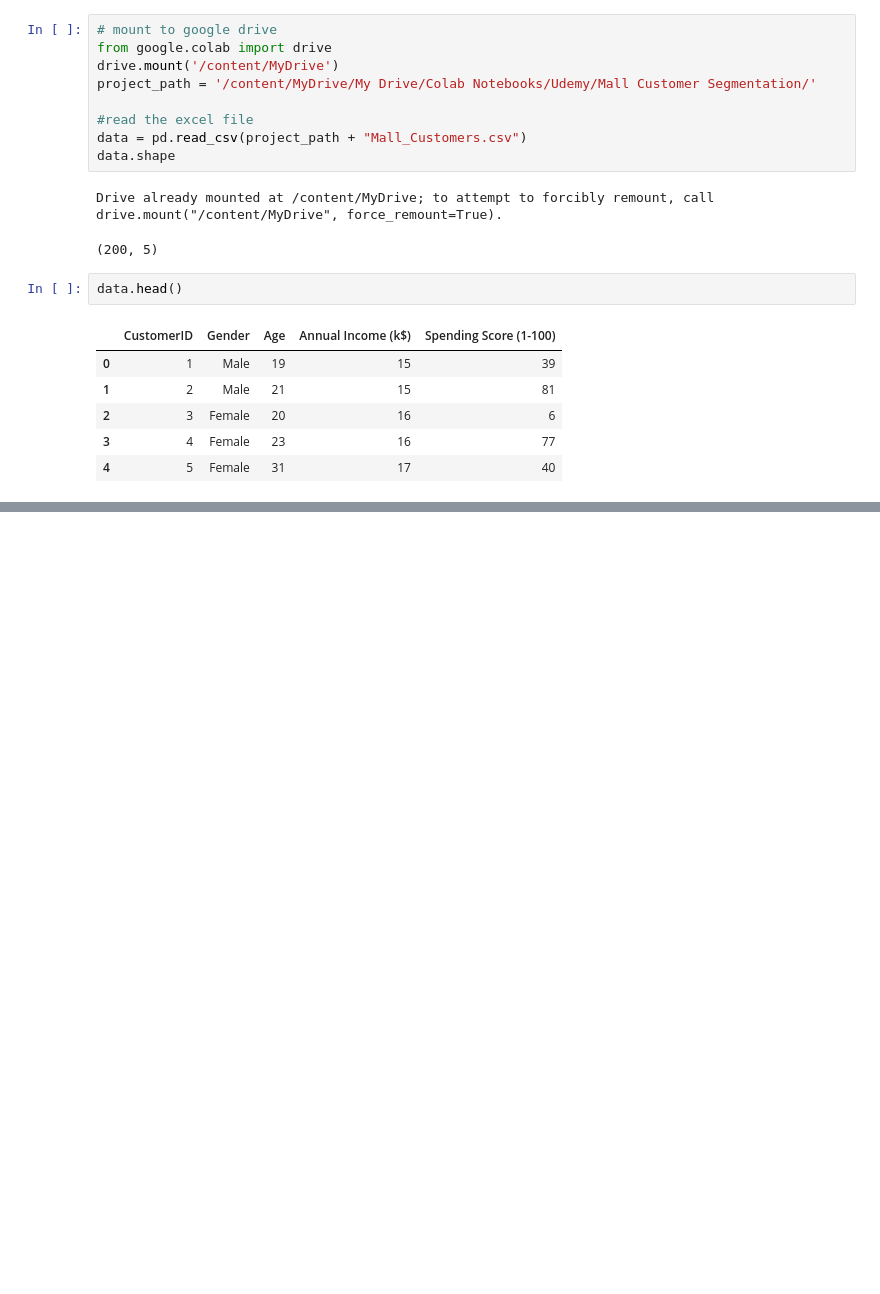
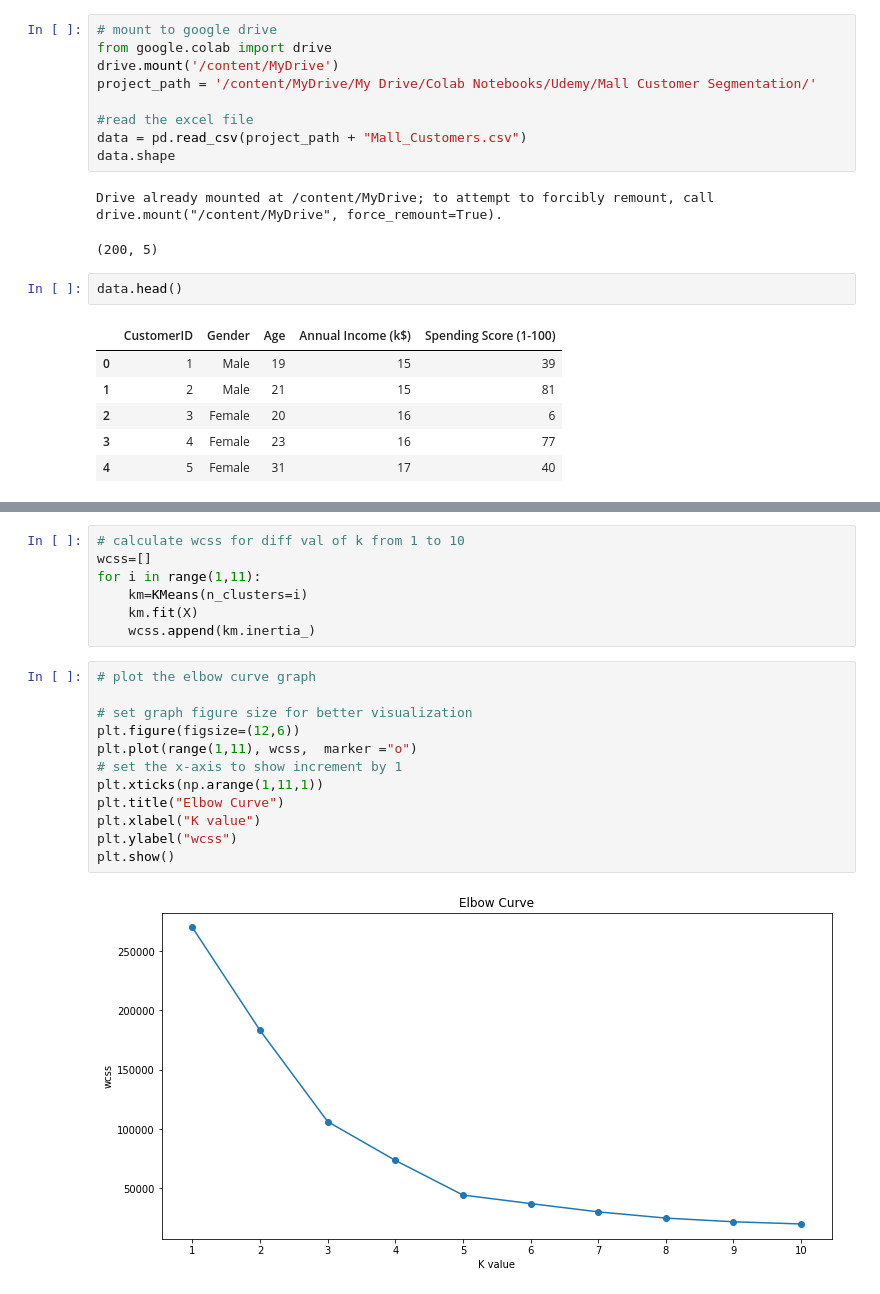
Before and after one commit to guangyitan/Udemy-Unsupervised-Machine-Learning-with-2-Capstone-ML-Projects, a Jupyter notebook: Implementing_Kmeans_on_Mall_Dataset.ipynb, the cells around one changed output, grey strips where cells are left out. Saved outputs shown, nothing was run; the diff lists cells and outputs as text; blank space fills up the shorter version.

```diff
--- a/Implementing_Kmeans_on_Mall_Dataset.ipynb
+++ b/Implementing_Kmeans_on_Mall_Dataset.ipynb
@@ -29,0 +65,21 @@ data.head()
+# %%
+# calculate wcss for diff val of k from 1 to 10
+wcss=[]
+for i in range(1,11):
+    km=KMeans(n_clusters=i)
+    km.fit(X)
+    wcss.append(km.inertia_)
+# %%
+# plot the elbow curve graph
+
+# set graph figure size for better visualization
+plt.figure(figsize=(12,6))
+plt.plot(range(1,11), wcss,  marker ="o")
+# set the x-axis to show increment by 1
+plt.xticks(np.arange(1,11,1))
+plt.title("Elbow Curve")
+plt.xlabel("K value")
+plt.ylabel("wcss")
+plt.show()
+# %% [output]
+[figure, added]
```
Also changed, not shown: parts of 14 cells of this notebook.
